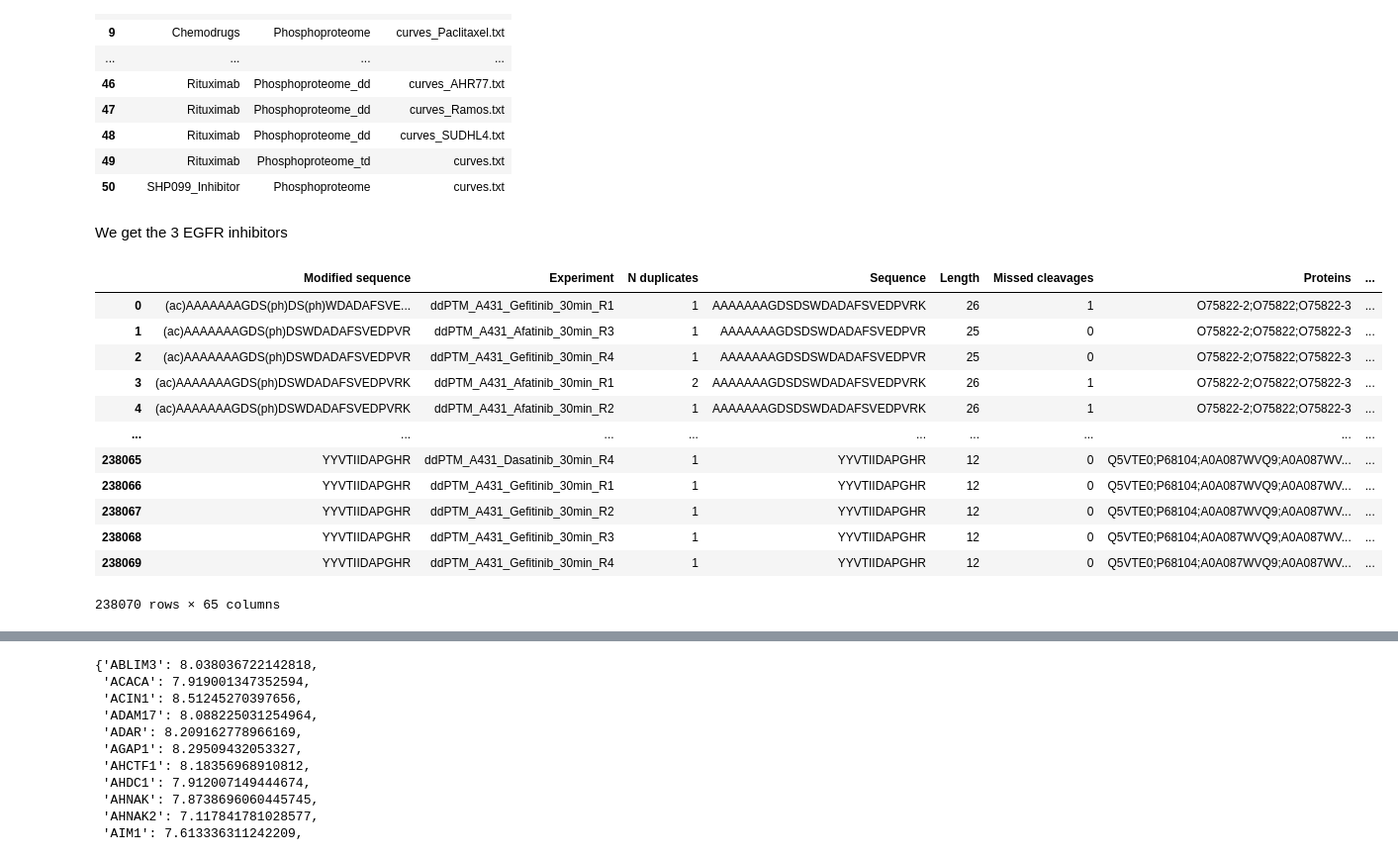
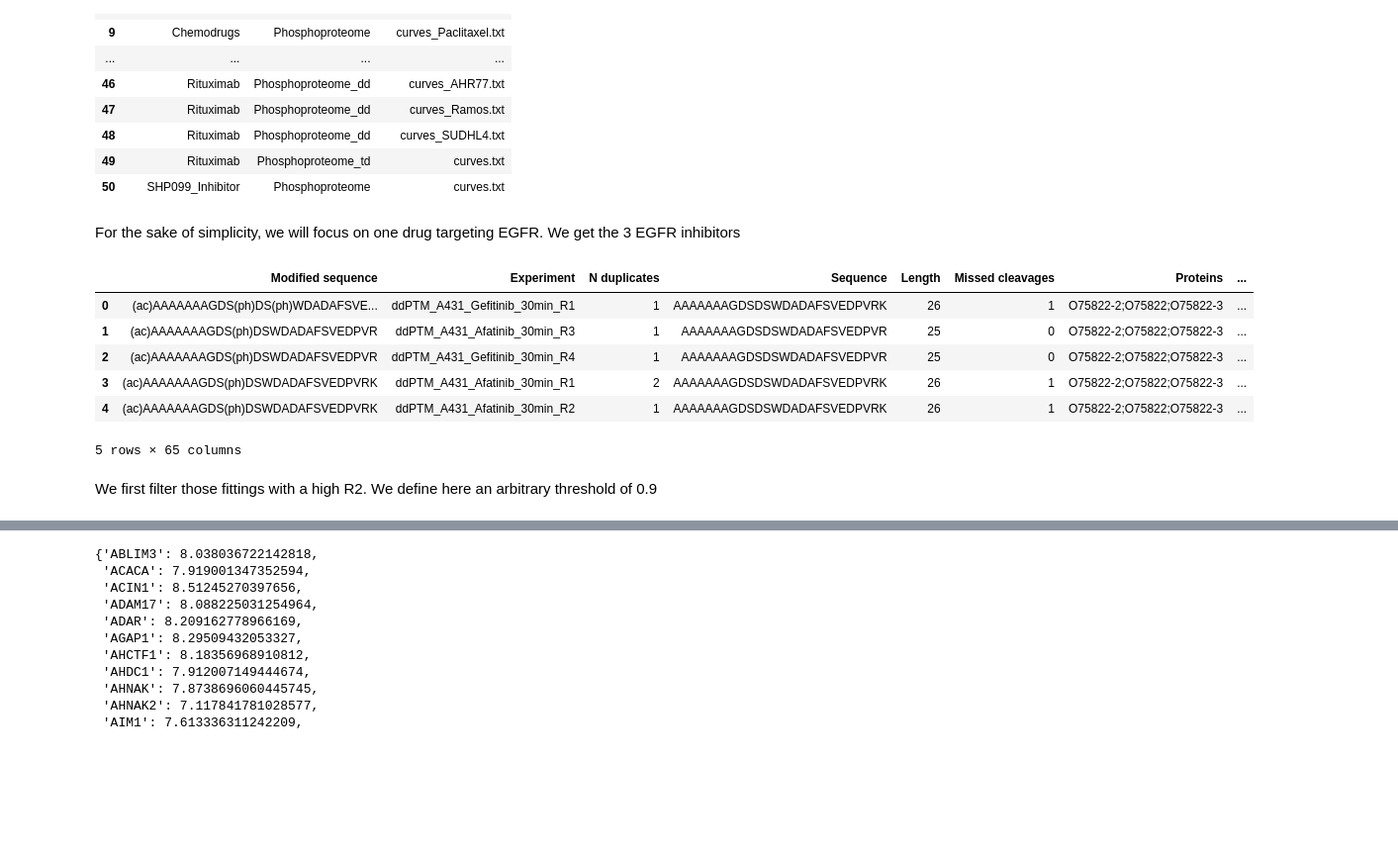
Before and after one commit to saezlab/networkcommons, a Jupyter notebook: docs/src/vignettes/3_evaluation_decryptm.ipynb, the cells around one changed output, grey strips where cells are left out. Shown at 99% size. Cells and saved outputs as stored; diff of their text form; code cells hidden in the pictures; blank space fills up the shorter version.

```diff
--- a/docs/src/vignettes/3_evaluation_decryptm.ipynb
+++ b/docs/src/vignettes/3_evaluation_decryptm.ipynb
@@ -24,25 +35,21 @@ nc.data.omics.decryptm_datasets()
 | 48 | Rituximab | Phosphoproteome_dd | curves_SUDHL4.txt |
 | 49 | Rituximab | Phosphoproteome_td | curves.txt |
 | 50 | SHP099_Inhibitor | Phosphoproteome | curves.txt |
-# %% [markdown]
-We get the 3 EGFR inhibitors
+# %% [markdown]
+For the sake of simplicity, we will focus on one drug targeting EGFR. We get the 3 EGFR inhibitors
 # %%
 decryptm_curves = nc.data.omics.decryptm_table('3_EGFR_Inhibitors', 'Phosphoproteome', 'curves.txt')
-decryptm_curves
+decryptm_curves.head()
 # %% [output]
 |  | Modified sequence | Experiment | N duplicates | Sequence | Length | Missed cleavages | Proteins | ... |
 | 0 | (ac)AAAAAAAGDS(ph)DS(ph)WDADAFSVE... | ddPTM_A431_Gefitinib_30min_R1 | 1 | AAAAAAAGDSDSWDADAFSVEDPVRK | 26 | 1 | O75822-2;O75822;O75822-3 | ... |
 | 1 | (ac)AAAAAAAGDS(ph)DSWDADAFSVEDPVR | ddPTM_A431_Afatinib_30min_R3 | 1 | AAAAAAAGDSDSWDADAFSVEDPVR | 25 | 0 | O75822-2;O75822;O75822-3 | ... |
 | 2 | (ac)AAAAAAAGDS(ph)DSWDADAFSVEDPVR | ddPTM_A431_Gefitinib_30min_R4 | 1 | AAAAAAAGDSDSWDADAFSVEDPVR | 25 | 0 | O75822-2;O75822;O75822-3 | ... |
 | 3 | (ac)AAAAAAAGDS(ph)DSWDADAFSVEDPVRK | ddPTM_A431_Afatinib_30min_R1 | 2 | AAAAAAAGDSDSWDADAFSVEDPVRK | 26 | 1 | O75822-2;O75822;O75822-3 | ... |
 | 4 | (ac)AAAAAAAGDS(ph)DSWDADAFSVEDPVRK | ddPTM_A431_Afatinib_30min_R2 | 1 | AAAAAAAGDSDSWDADAFSVEDPVRK | 26 | 1 | O75822-2;O75822;O75822-3 | ... |
-| ... | ... | ... | ... | ... | ... | ... | ... | ... |
-| 238065 | YYVTIIDAPGHR | ddPTM_A431_Dasatinib_30min_R4 | 1 | YYVTIIDAPGHR | 12 | 0 | Q5VTE0;P68104;A0A087WVQ9;A0A087WV... | ... |
-| 238066 | YYVTIIDAPGHR | ddPTM_A431_Gefitinib_30min_R1 | 1 | YYVTIIDAPGHR | 12 | 0 | Q5VTE0;P68104;A0A087WVQ9;A0A087WV... | ... |
-| 238067 | YYVTIIDAPGHR | ddPTM_A431_Gefitinib_30min_R2 | 1 | YYVTIIDAPGHR | 12 | 0 | Q5VTE0;P68104;A0A087WVQ9;A0A087WV... | ... |
-| 238068 | YYVTIIDAPGHR | ddPTM_A431_Gefitinib_30min_R3 | 1 | YYVTIIDAPGHR | 12 | 0 | Q5VTE0;P68104;A0A087WVQ9;A0A087WV... | ... |
-| 238069 | YYVTIIDAPGHR | ddPTM_A431_Gefitinib_30min_R4 | 1 | YYVTIIDAPGHR | 12 | 0 | Q5VTE0;P68104;A0A087WVQ9;A0A087WV... | ... |
-238070 rows × 65 columns
+5 rows × 65 columns
+# %% [markdown]
+We first filter those fittings with a high R2. We define here an arbitrary threshold of 0.9
 # %%
 filtered_df = decryptm_curves[decryptm_curves['R2']>0.9]
 # %%
```
Also changed, not shown: parts of 32 cells of this notebook.
